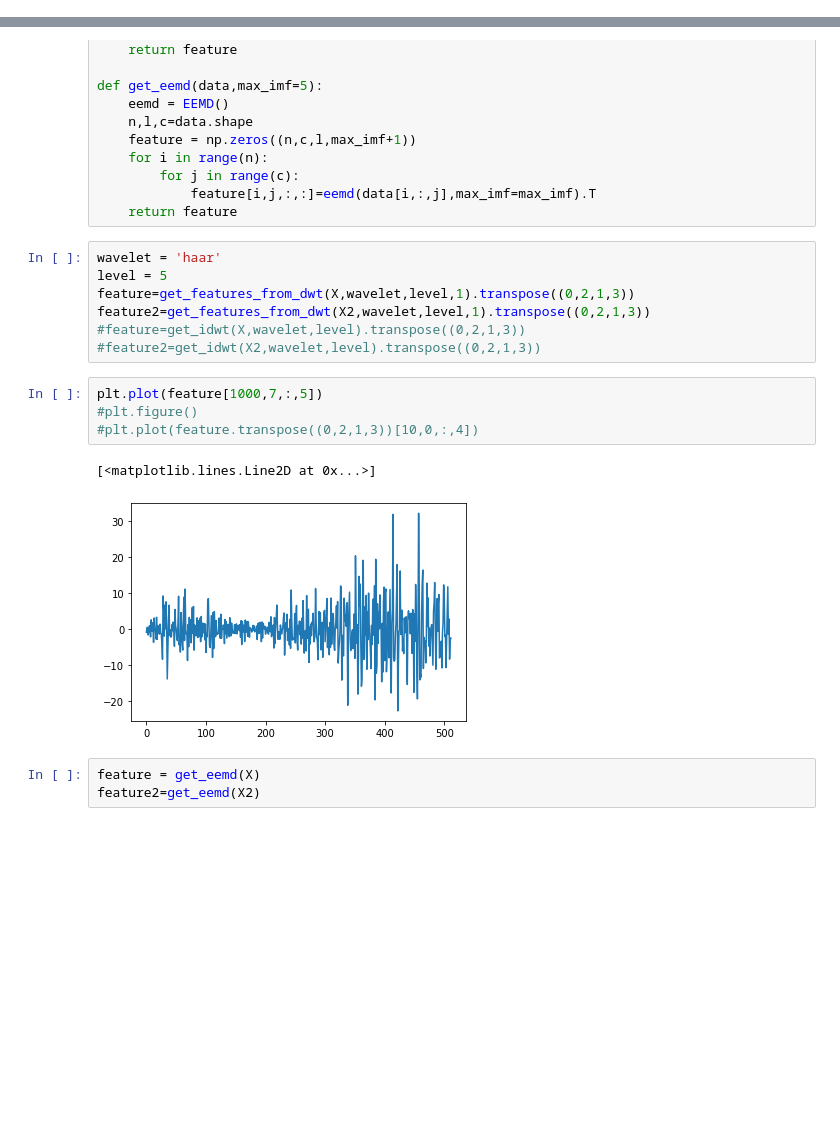
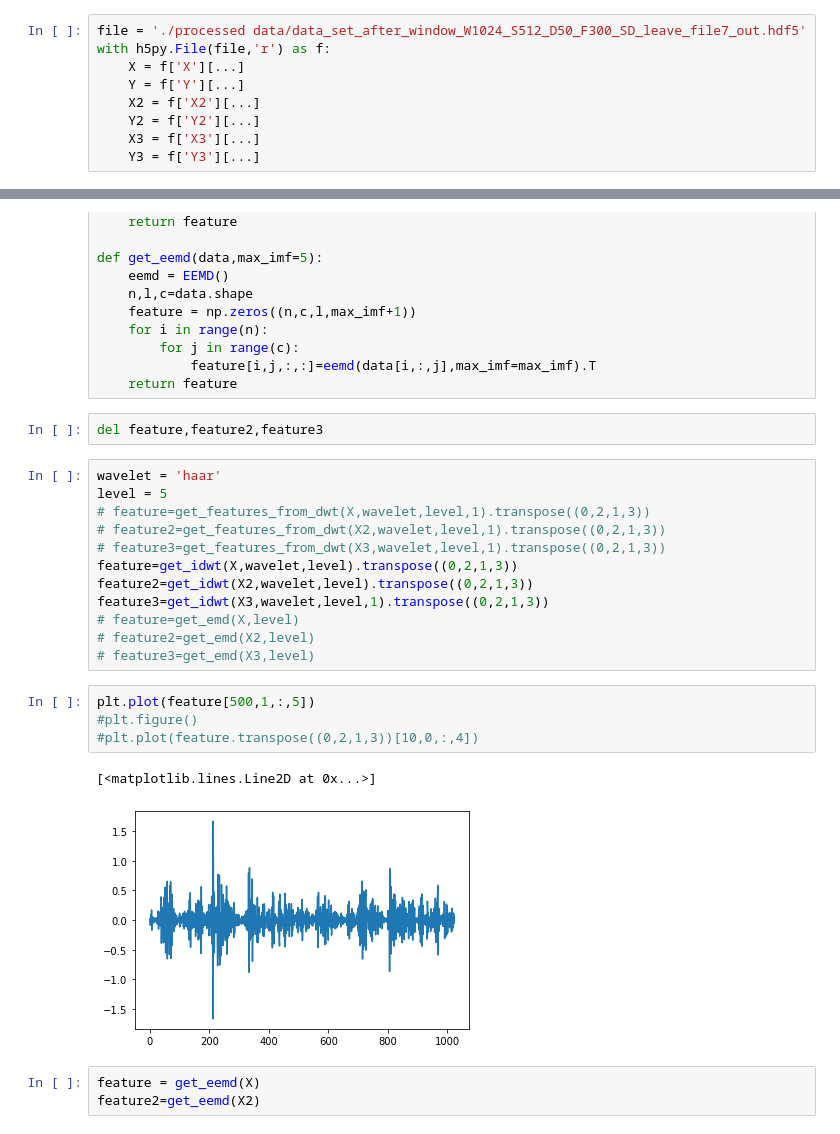
Before and after one commit to wuwenbo718/Master-Thesis, a Jupyter notebook: cnn1d.ipynb, the cells around one changed output, grey strips where cells are left out. Saved outputs shown, nothing was run; the diff lists cells and outputs as text; blank space fills up the shorter version.

```diff
--- a/cnn1d.ipynb
+++ b/cnn1d.ipynb
@@ -531,3 +551,12 @@ plt.plot(emg_data.iloc[:,3])
+# %%
+file = './processed data/data_set_after_window_W1024_S512_D50_F300_SD_leave_file7_out.hdf5'
+with h5py.File(file,'r') as f:
+    X = f['X'][...]
+    Y = f['Y'][...]
+    X2 = f['X2'][...]
+    Y2 = f['Y2'][...]
+    X3 = f['X3'][...]
+    Y3 = f['Y3'][...]
 # %%
 def get_features_from_dwt(data,wavelet='db7',level=5,mode=0):
     coes = pywt.wavedec(data,wavelet=wavelet,mode=mode,level=level,axis=1)
@@ -607,20 +636,27 @@ def get_eemd(data,max_imf=5):
         for j in range(c):
             feature[i,j,:,:]=eemd(data[i,:,j],max_imf=max_imf).T
     return feature
+# %%
+del feature,feature2,feature3
 # %%
 wavelet = 'haar'
 level = 5
-feature=get_features_from_dwt(X,wavelet,level,1).transpose((0,2,1,3))
-feature2=get_features_from_dwt(X2,wavelet,level,1).transpose((0,2,1,3))
-#feature=get_idwt(X,wavelet,level).transpose((0,2,1,3))
-#feature2=get_idwt(X2,wavelet,level).transpose((0,2,1,3))
+# feature=get_features_from_dwt(X,wavelet,level,1).transpose((0,2,1,3))
+# feature2=get_features_from_dwt(X2,wavelet,level,1).transpose((0,2,1,3))
+# feature3=get_features_from_dwt(X3,wavelet,level,1).transpose((0,2,1,3))
+feature=get_idwt(X,wavelet,level).transpose((0,2,1,3))
+feature2=get_idwt(X2,wavelet,level).transpose((0,2,1,3))
+feature3=get_idwt(X3,wavelet,level,1).transpose((0,2,1,3))
+# feature=get_emd(X,level)
+# feature2=get_emd(X2,level)
+# feature3=get_emd(X3,level)
 # %%
-plt.plot(feature[1000,7,:,5])
+plt.plot(feature[500,1,:,5])
 #plt.figure()
 #plt.plot(feature.transpose((0,2,1,3))[10,0,:,4])
 # %% [output]
 [<matplotlib.lines.Line2D at 0x...>]
-[figure, old version]
+[figure, new version]
 # %%
 feature = get_eemd(X)
 feature2=get_eemd(X2)
```
Also changed, not shown: parts of 44 cells of this notebook, 15 other files.
